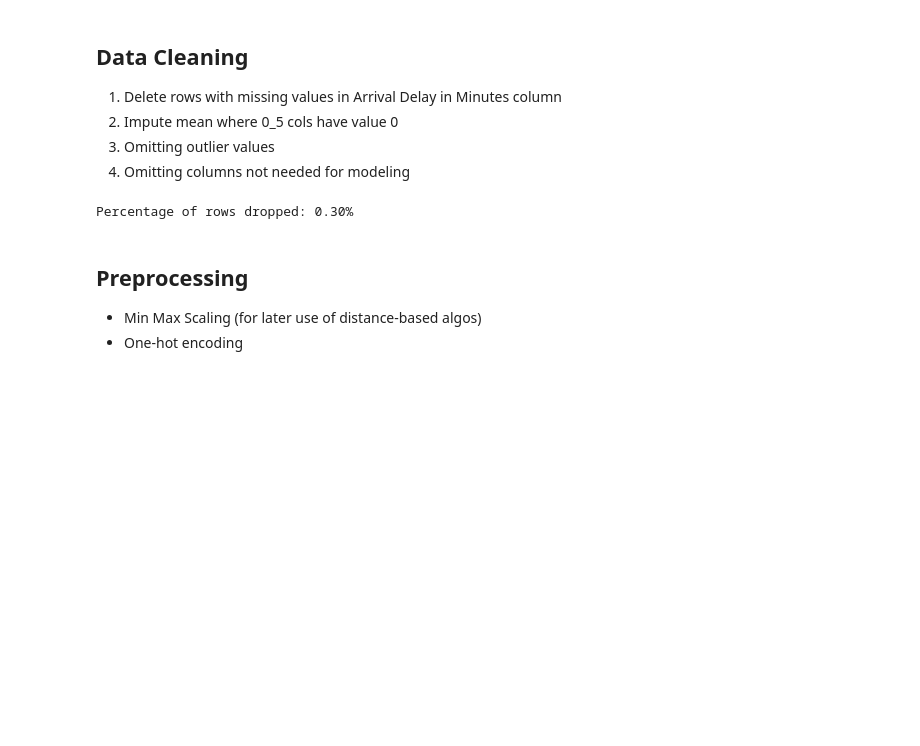
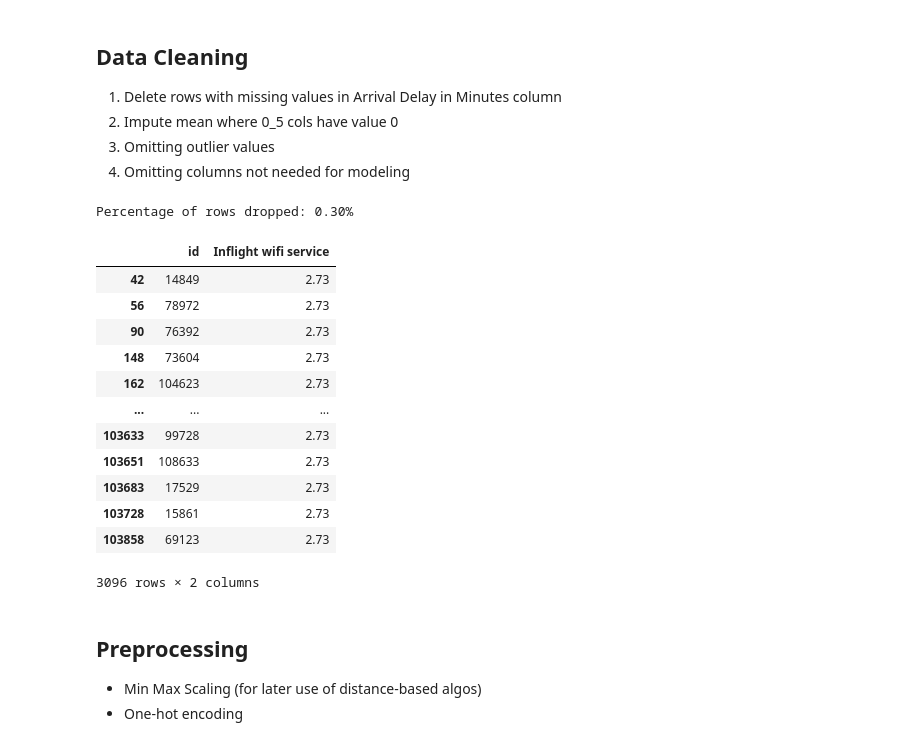
Before and after one commit to hugi-codes/Airline-Passenger-Satisfaction, a Jupyter notebook: notebook.ipynb, the cells around one changed output. Cells and saved outputs as stored; diff of their text form; code cells hidden in the pictures; blank space fills up the shorter version.

Commit message:
mean imputation for 0 values

```diff
--- a/notebook.ipynb
+++ b/notebook.ipynb
@@ -485,6 +485,58 @@ dropped_percentage = (dropped_row_count / original_row_count) * 100
 print(f"Percentage of rows dropped: {dropped_percentage:.2f}%")
 # %% [output]
 Percentage of rows dropped: 0.30%
+# %%
+# 2. Impute mean where 0_5 cols have value 0
+
+# This approach has been chosen, as in Kaggle discussions about this dataset it is mentioned that 0 values for the
+# columns which represent ratings of 1-5 (5 being the best) are likely to signify a missing value.
+# I could not find further information on this, so I assume this information from Kaggle discussions is True.
+
+# List of columns to process
+columns_to_process = [
+    "Inflight wifi service", "Departure/Arrival time convenient", "Ease of Online booking",
+    "Gate location", "Food and drink", "Online boarding", "Seat comfort", "Inflight entertainment",
+    "On-board service", "Leg room service", "Baggage handling", "Checkin service",
+    "Inflight service", "Cleanliness"
+]
+
+# Create a copy of df_cleaned_1 to avoid modifying the original DataFrame
+df_cleaned_2 = df_cleaned_1.copy()
+
+# Convert the selected columns to float
+df_cleaned_2[columns_to_process] = df_cleaned_2[columns_to_process].astype(float)
+
+# Calculate the mean for each column and round it to 2 decimal places
+means = df_cleaned_2[columns_to_process].mean().round(2)
+
+# Impute 0's with the rounded mean of the respective column
+for column in columns_to_process:
+    df_cleaned_2[column] = df_cleaned_2[column].replace(0, means[column])
+
+
+
+# Check whether the means are imputed correctly:
+# Filter rows where 'Inflight wifi service' is 2.73 (which is the mean for this column)
+filtered_rows = df_cleaned_2[df_cleaned_2["Inflight wifi service"] == 2.73]
+
+# Display the filtered rows
+filtered_rows = filtered_rows[["id", "Inflight wifi service"]]
+filtered_rows
+# This output just serves to see that the mean rounded to two decimals was imputed correctly, where previously the value was 0.
+# %% [output]
+|  | id | Inflight wifi service |
+| 42 | 14849 | 2.73 |
+| 56 | 78972 | 2.73 |
+| 90 | 76392 | 2.73 |
+| 148 | 73604 | 2.73 |
+| 162 | 104623 | 2.73 |
+| ... | ... | ... |
+| 103633 | 99728 | 2.73 |
+| 103651 | 108633 | 2.73 |
+| 103683 | 17529 | 2.73 |
+| 103728 | 15861 | 2.73 |
+| 103858 | 69123 | 2.73 |
+3096 rows × 2 columns
 # %% [markdown]
 ## Preprocessing
 * Min Max Scaling (for later use of distance-based algos)
```
Also changed, not shown: parts of 1 cell of this notebook.
